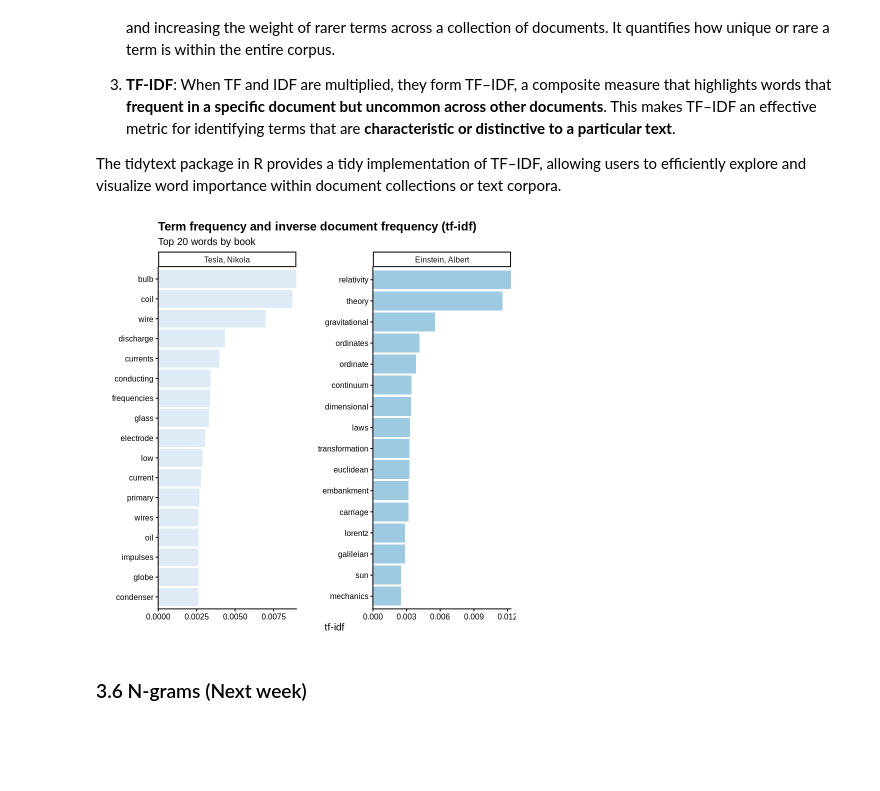
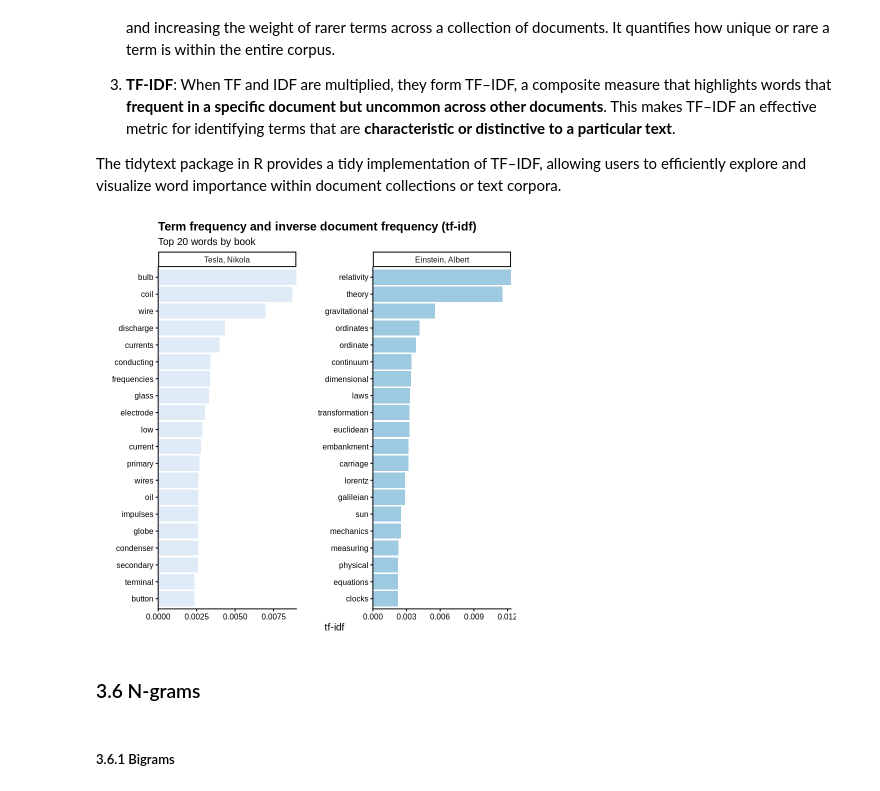
Before and after one commit to LanqingDu/UnstructuredDataAnalytics, a Jupyter notebook: 06_Word_Document_Freq.ipynb, the cells around one changed output. Cells and saved outputs as stored; diff of their text form; code cells hidden in the pictures; blank space fills up the shorter version.

```diff
--- a/06_Word_Document_Freq.ipynb
+++ b/06_Word_Document_Freq.ipynb
@@ -271,34 +271,36 @@ The tidytext package in R provides a tidy implementation of TF–IDF, allowing u
 #         remove the terms like “_k”, “co”, and “fig”
 # ============================================================
 
 tf_idf <- tb %>%
           count(author, word, sort = TRUE) %>%
           bind_tf_idf(word, author, n)
 
 plot_tb <- tf_idf %>% # Calculates the TF-IDF values based on its frequency (n)
 mutate(word = fct_reorder(word, tf_idf)) %>% # Reorder words by their tf-idf scores
 mutate(author = factor(author, levels = c("Tesla, Nikola", "Einstein, Albert")))
 
 plot_tb %>%
 group_by(author) %>%
-top_n(15, tf_idf) %>%
+top_n(20, tf_idf) %>%
 ungroup() %>%
 mutate(word = reorder(word, tf_idf)) %>%
 ggplot(aes(word, tf_idf, fill = author)) +
   scale_y_continuous(expand = c(0, 0)) +
   geom_col(show.legend = FALSE) +
   labs(x = NULL, y = "tf-idf") +
   facet_wrap(~author, ncol = 2, scales = "free") +
   coord_flip() +
   theme_classic(base_size = 12) +
   labs(fill= "Author",
        title="Term frequency and inverse document frequency (tf-idf)",
        subtitle="Top 20 words by book",
        x= NULL,
        y= "tf-idf") +
   theme(plot.title = element_text(lineheight=.8, face="bold")) +
   scale_fill_brewer()
 # %% [output]
-[figure, old version]
+[figure, new version]
 # %% [markdown]
-### 3.6 N-grams (Next week)
+### 3.6 N-grams
+# %% [markdown]
+##### 3.6.1 Bigrams
```
Also changed, not shown: parts of 29 cells of this notebook, 2 other files.
